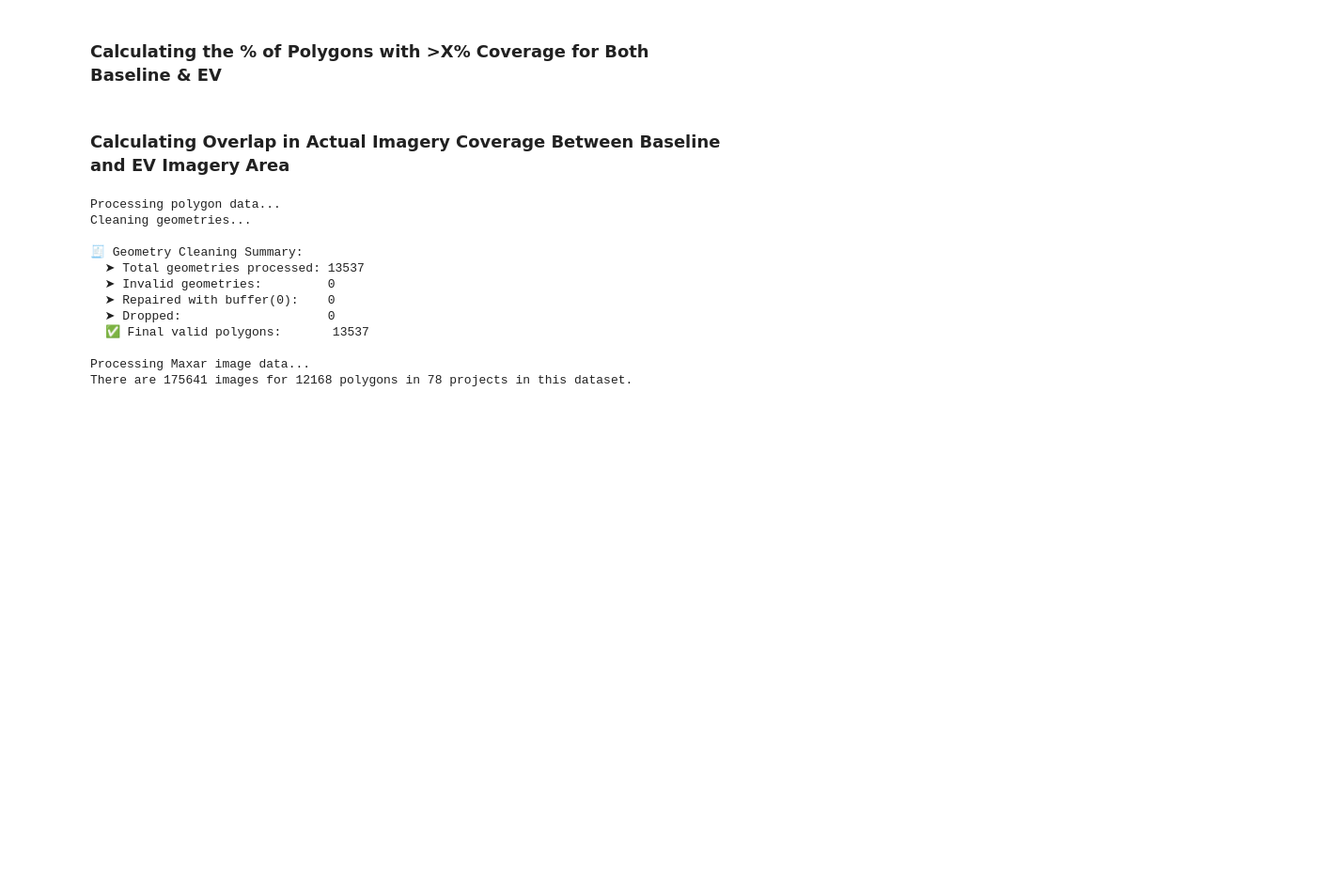
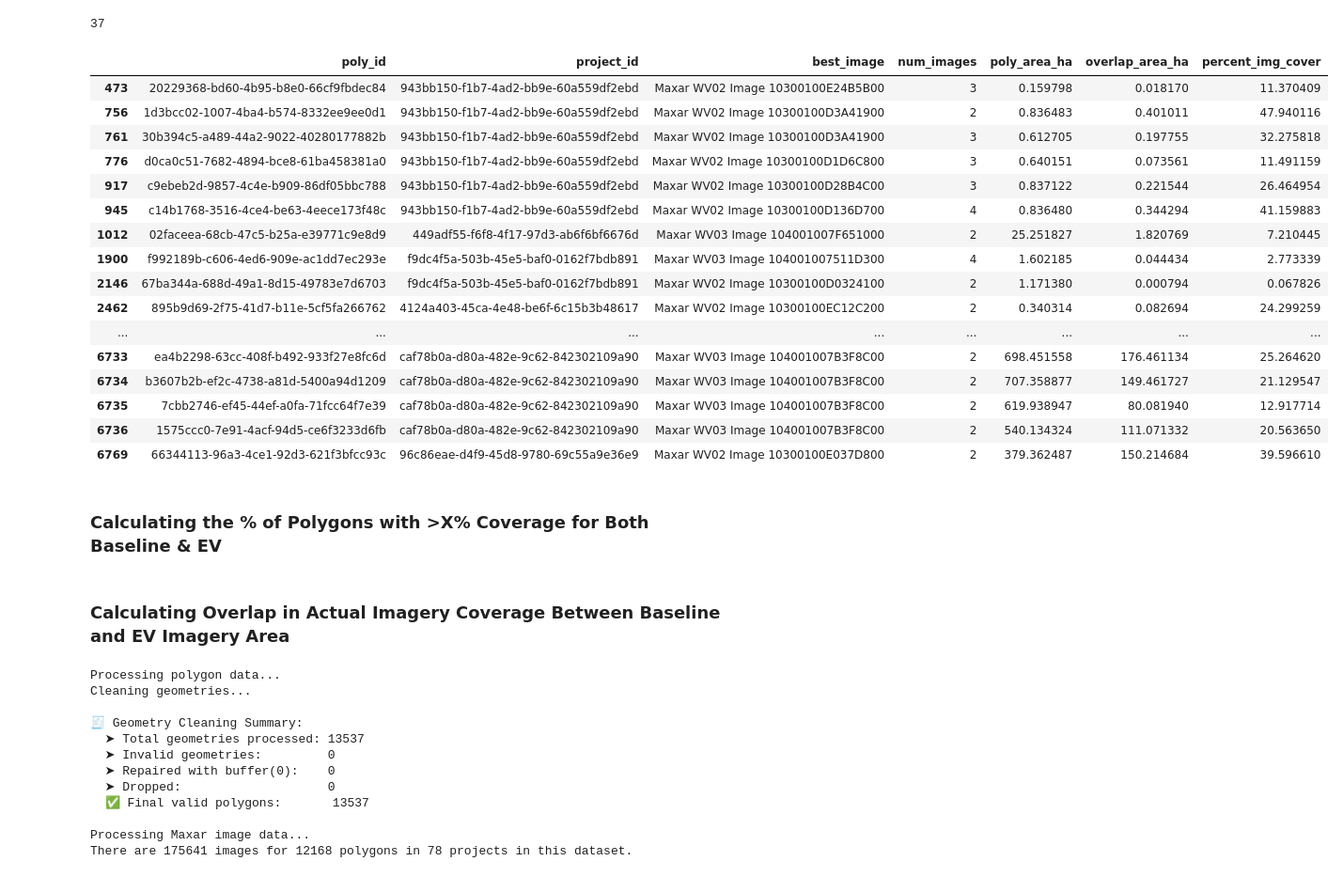
Before and after one commit to wri/decision-tree, a Jupyter notebook: notebooks/scratch.ipynb, the cells around one changed output. Shown at 94% size. Drawn from its saved outputs; the diff is of its cells as text; code cells hidden in the pictures; blank space fills up the shorter version.

```diff
--- a/notebooks/scratch.ipynb
+++ b/notebooks/scratch.ipynb
@@ -18,6 +18,10 @@ approved_projects = pd.read_csv('../projects_all_approved_202502211226.csv')
 baseline_poly = pd.read_csv('../data/tf_cohort1/results/baseline/polygon_imagery_coverage_cohort1_2025-04-02.csv')
 ev_poly = pd.read_csv('../data/tf_cohort1/results/year_2/polygon_imagery_coverage_cohort1_2025-04-02.csv')
 
+# Polygon-level low coverage
+baseline_low_cov = pd.read_csv('../data/tf_cohort1/results/baseline/low_coverage_polygons_cohort1_2025-04-02.csv')
+ev_low_cov = pd.read_csv('../data/tf_cohort1/results/year_2/low_coverage_polygons_cohort1_2025-04-02.csv')
+
 # Project-level image availability
 baseline_proj = pd.read_csv('../data/tf_cohort1/results/baseline/project_imagery_coverage_cohort1_2025-04-02.csv')
 ev_proj = pd.read_csv('../data/tf_cohort1/results/year_2/project_imagery_coverage_cohort1_2025-04-02.csv')
@@ -24,3 +139,25 @@ ev_proj = pd.read_csv('../data/tf_cohort1/results/year_2/project_imagery_coverag
+# %%
+print(len(baseline_low_cov[(baseline_low_cov['overlap_area_ha'] > 0) * (baseline_low_cov['num_images'] > 1)]))
+baseline_low_cov[(baseline_low_cov['overlap_area_ha'] > 0) * (baseline_low_cov['num_images'] > 1)]
+# %% [output]
+37
+|  | poly_id | project_id | best_image | num_images | poly_area_ha | overlap_area_ha | percent_img_cover |
+| 473 | 20229368-bd60-4b95-b8e0-66cf9fbdec84 | 943bb150-f1b7-4ad2-bb9e-60a559df2ebd | Maxar WV02 Image 10300100E24B5B00 | 3 | 0.159798 | 0.018170 | 11.370409 |
+| 756 | 1d3bcc02-1007-4ba4-b574-8332ee9ee0d1 | 943bb150-f1b7-4ad2-bb9e-60a559df2ebd | Maxar WV02 Image 10300100D3A41900 | 2 | 0.836483 | 0.401011 | 47.940116 |
+| 761 | 30b394c5-a489-44a2-9022-40280177882b | 943bb150-f1b7-4ad2-bb9e-60a559df2ebd | Maxar WV02 Image 10300100D3A41900 | 3 | 0.612705 | 0.197755 | 32.275818 |
+| 776 | d0ca0c51-7682-4894-bce8-61ba458381a0 | 943bb150-f1b7-4ad2-bb9e-60a559df2ebd | Maxar WV02 Image 10300100D1D6C800 | 3 | 0.640151 | 0.073561 | 11.491159 |
+| 917 | c9ebeb2d-9857-4c4e-b909-86df05bbc788 | 943bb150-f1b7-4ad2-bb9e-60a559df2ebd | Maxar WV02 Image 10300100D28B4C00 | 3 | 0.837122 | 0.221544 | 26.464954 |
+| 945 | c14b1768-3516-4ce4-be63-4eece173f48c | 943bb150-f1b7-4ad2-bb9e-60a559df2ebd | Maxar WV02 Image 10300100D136D700 | 4 | 0.836480 | 0.344294 | 41.159883 |
+| 1012 | 02faceea-68cb-47c5-b25a-e39771c9e8d9 | 449adf55-f6f8-4f17-97d3-ab6f6bf6676d | Maxar WV03 Image 104001007F651000 | 2 | 25.251827 | 1.820769 | 7.210445 |
+| 1900 | f992189b-c606-4ed6-909e-ac1dd7ec293e | f9dc4f5a-503b-45e5-baf0-0162f7bdb891 | Maxar WV03 Image 104001007511D300 | 4 | 1.602185 | 0.044434 | 2.773339 |
+| 2146 | 67ba344a-688d-49a1-8d15-49783e7d6703 | f9dc4f5a-503b-45e5-baf0-0162f7bdb891 | Maxar WV02 Image 10300100D0324100 | 2 | 1.171380 | 0.000794 | 0.067826 |
+| 2462 | 895b9d69-2f75-41d7-b11e-5cf5fa266762 | 4124a403-45ca-4e48-be6f-6c15b3b48617 | Maxar WV02 Image 10300100EC12C200 | 2 | 0.340314 | 0.082694 | 24.299259 |
+| ... | ... | ... | ... | ... | ... | ... | ... |
+| 6733 | ea4b2298-63cc-408f-b492-933f27e8fc6d | caf78b0a-d80a-482e-9c62-842302109a90 | Maxar WV03 Image 104001007B3F8C00 | 2 | 698.451558 | 176.461134 | 25.264620 |
+| 6734 | b3607b2b-ef2c-4738-a81d-5400a94d1209 | caf78b0a-d80a-482e-9c62-842302109a90 | Maxar WV03 Image 104001007B3F8C00 | 2 | 707.358877 | 149.461727 | 21.129547 |
+| 6735 | 7cbb2746-ef45-44ef-a0fa-71fcc64f7e39 | caf78b0a-d80a-482e-9c62-842302109a90 | Maxar WV03 Image 104001007B3F8C00 | 2 | 619.938947 | 80.081940 | 12.917714 |
+| 6736 | 1575ccc0-7e91-4acf-94d5-ce6f3233d6fb | caf78b0a-d80a-482e-9c62-842302109a90 | Maxar WV03 Image 104001007B3F8C00 | 2 | 540.134324 | 111.071332 | 20.563650 |
+| 6769 | 66344113-96a3-4ce1-92d3-621f3bfcc93c | 96c86eae-d4f9-45d8-9780-69c55a9e36e9 | Maxar WV02 Image 10300100E037D800 | 2 | 379.362487 | 150.214684 | 39.596610 |
 # %%
 # Merge the country codes from the list of approved projects into the csvs of image availability
 # Polygon-level
```
Also changed, not shown: parts of 4 cells of this notebook.
